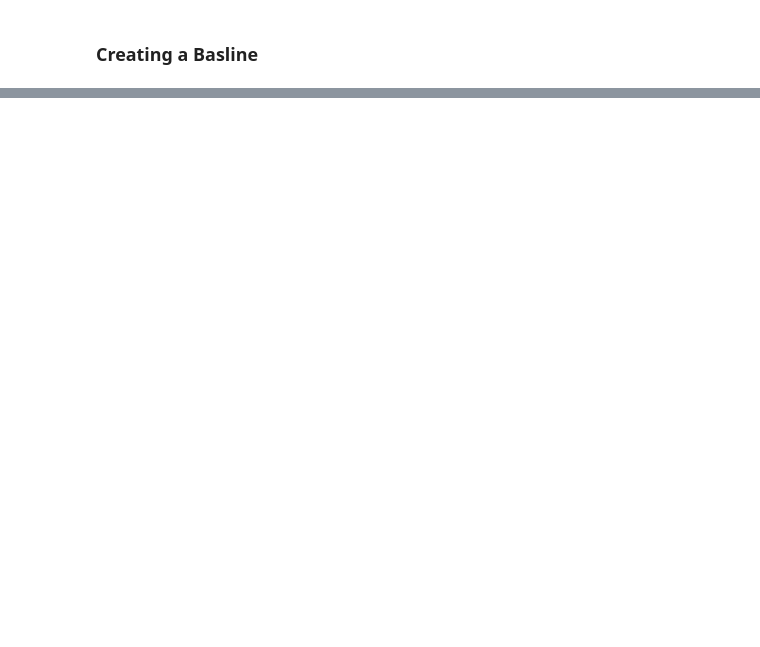
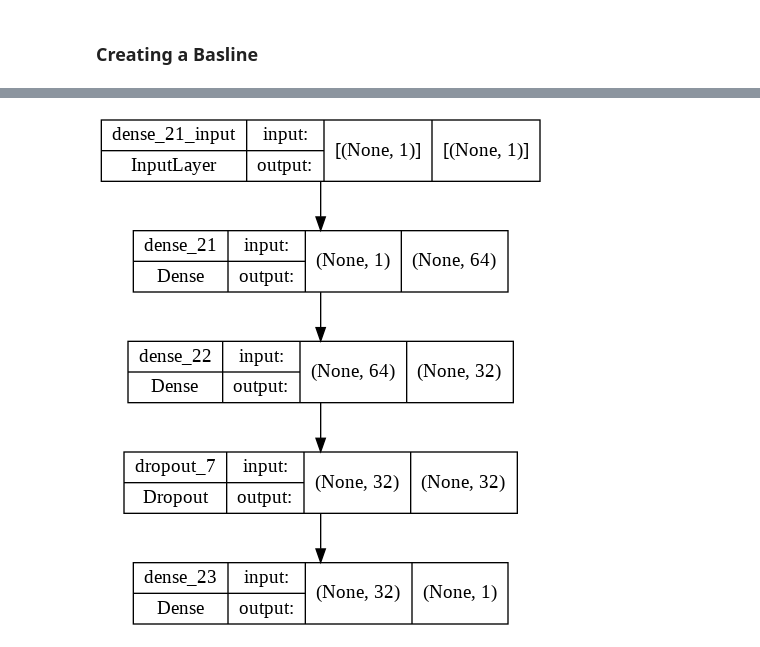
Before and after one commit to fziilk/ds_salary_predictor, a Jupyter notebook: Data_Science_Salary_Predictor.ipynb, the cells around one changed output, grey strips where cells are left out. Cells and saved outputs as stored; diff of their text form; code cells hidden in the pictures; blank space fills up the shorter version.

Commit message:
optimized deep learning model

```diff
--- a/Data_Science_Salary_Predictor.ipynb
+++ b/Data_Science_Salary_Predictor.ipynb
@@ -481,0 +620,13 @@ baseline score: -3181565872.296251
+# %%
+model = Sequential()
+
+model.add(Dense(64, activation="relu", kernel_initializer="normal"))
+model.add(Dense(32, activation="relu", kernel_initializer="normal"))
+model.add(Dropout(0.6))
+model.add(Dense(1, kernel_initializer="normal"))
+
+model.compile(
+    loss="mean_squared_error",
+    optimizer=tf.keras.optimizers.Adam(learning_rate=0.001),
+    metrics=["mse"]
+)
@@ -481,0 +655,4 @@ baseline score: -3181565872.296251
+# %%
+plot_model(model, to_file="model_architecture.png", show_shapes=True, show_layer_names=True)
+# %% [output]
+[figure, added]
```
Also changed, not shown: parts of 38 cells of this notebook.
